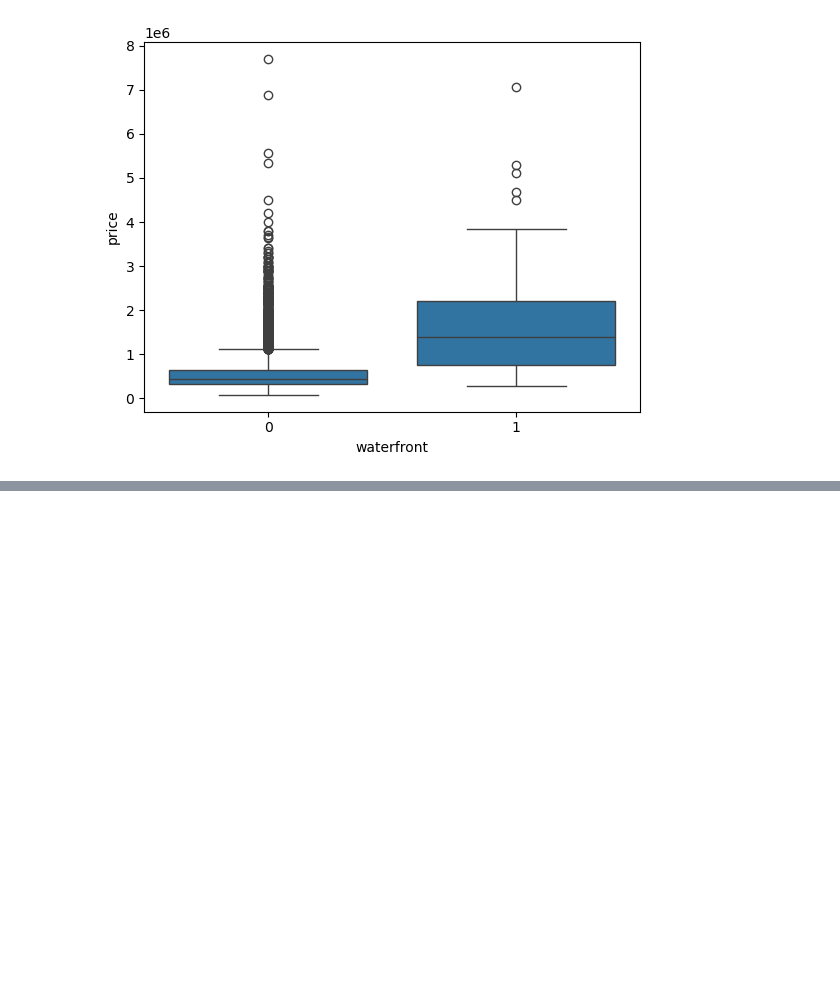
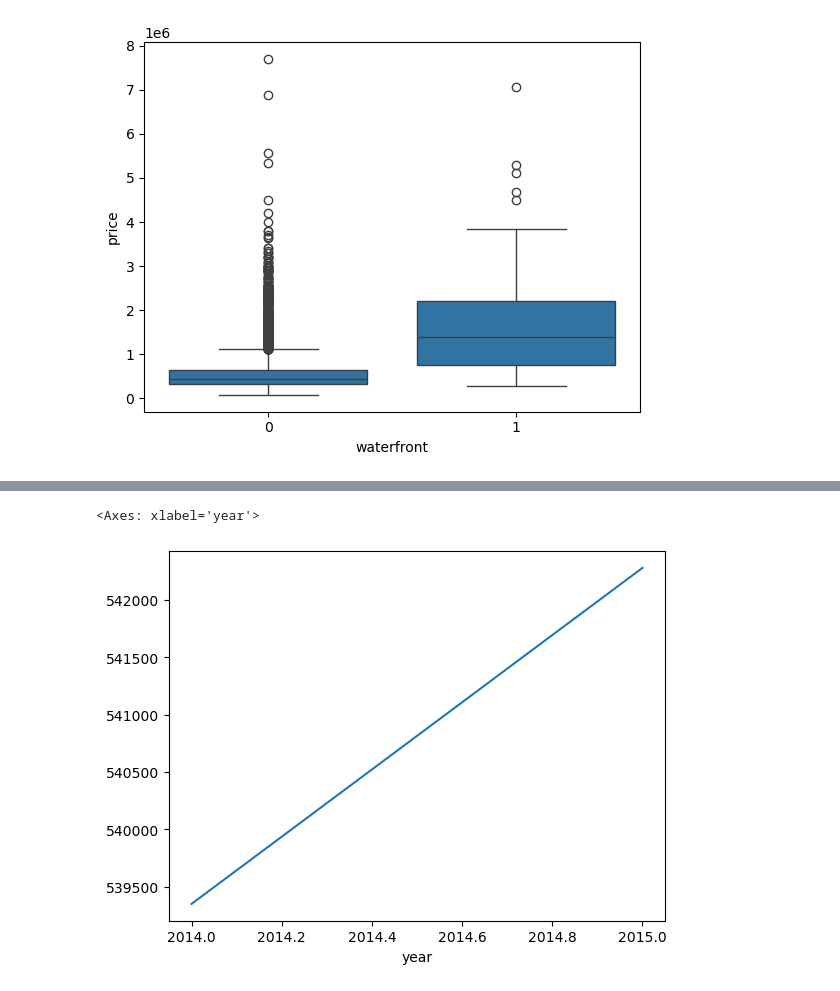
Before and after one commit to ramachandramerla/Machine-Learning, a Jupyter notebook: Tensorflow/house_price.ipynb, the cells around one changed output, grey strips where cells are left out. Cells and saved outputs as stored; diff of their text form; code cells hidden in the pictures; blank space fills up the shorter version.

```diff
--- a/Tensorflow/house_price.ipynb
+++ b/Tensorflow/house_price.ipynb
@@ -267,0 +353,5 @@ sns.boxplot(x='waterfront',y='price',data=df)
+# %%
+df.groupby('year').mean()['price'].plot()
+# %% [output]
+<Axes: xlabel='year'>
+[figure, added]
```
Also changed, not shown: parts of 20 cells of this notebook.
